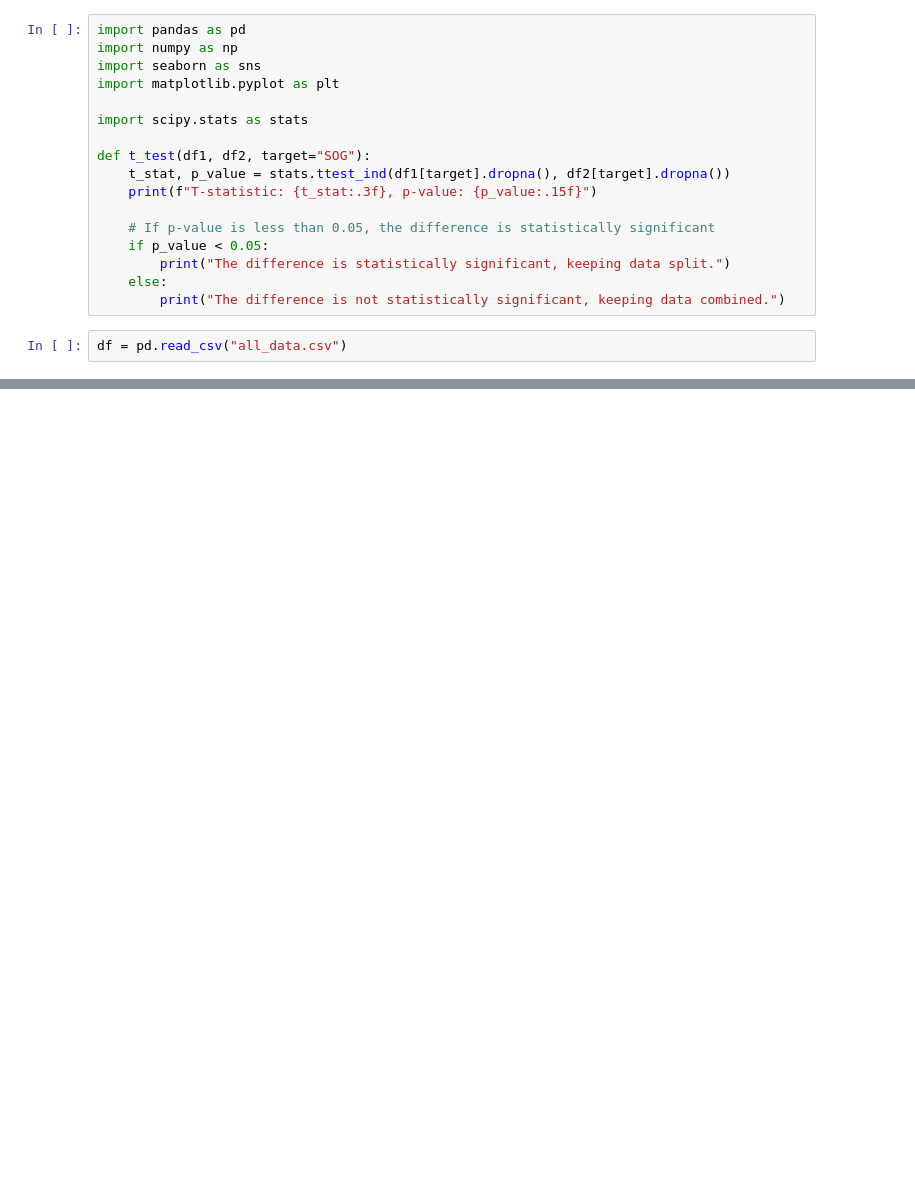
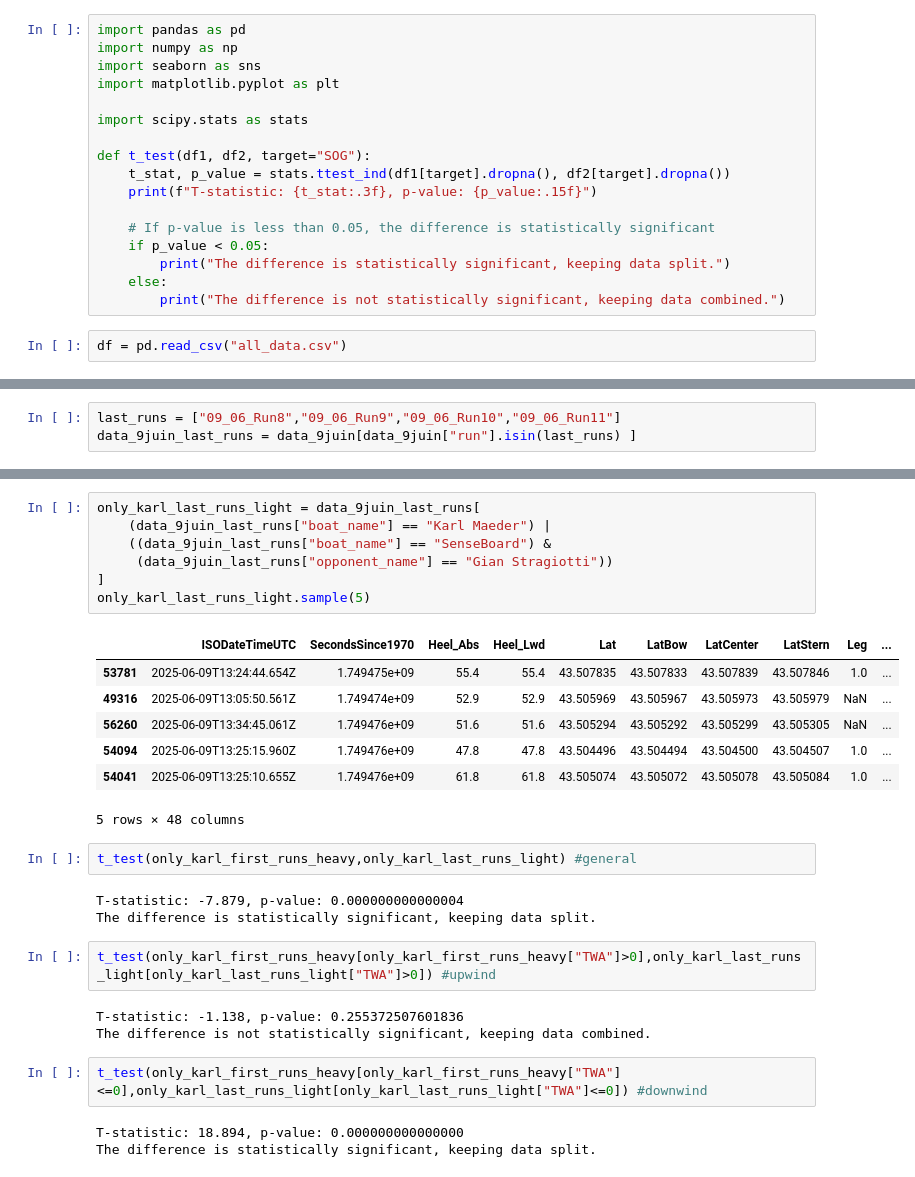
Before and after one commit to HusamJubranEPFL/FormulaKiteDataAnalysis, a Jupyter notebook: Straight Run/weight_ttest.ipynb, the cells around one changed output, grey strips where cells are left out. Drawn from its saved outputs; the diff is of its cells as text; blank space fills up the shorter version.

```diff
--- a/Straight Run/weight_ttest.ipynb
+++ b/Straight Run/weight_ttest.ipynb
@@ -225,0 +27,3 @@ Même si le poids lourd est moins performant dans chaque segment, sa répartitio
+# %%
+last_runs = ["09_06_Run8","09_06_Run9","09_06_Run10","09_06_Run11"]
+data_9juin_last_runs = data_9juin[data_9juin["run"].isin(last_runs) ]
@@ -225,0 +54,30 @@ Même si le poids lourd est moins performant dans chaque segment, sa répartitio
+# %%
+only_karl_last_runs_light = data_9juin_last_runs[
+    (data_9juin_last_runs["boat_name"] == "Karl Maeder") |
+    ((data_9juin_last_runs["boat_name"] == "SenseBoard") &
+     (data_9juin_last_runs["opponent_name"] == "Gian Stragiotti"))
+]
+only_karl_last_runs_light.sample(5)
+# %% [output]
+|  | ISODateTimeUTC | SecondsSince1970 | Heel_Abs | Heel_Lwd | Lat | LatBow | LatCenter | LatStern | Leg | ... |
+| 53781 | 2025-06-09T13:24:44.654Z | 1.749475e+09 | 55.4 | 55.4 | 43.507835 | 43.507833 | 43.507839 | 43.507846 | 1.0 | ... |
+| 49316 | 2025-06-09T13:05:50.561Z | 1.749474e+09 | 52.9 | 52.9 | 43.505969 | 43.505967 | 43.505973 | 43.505979 | NaN | ... |
+| 56260 | 2025-06-09T13:34:45.061Z | 1.749476e+09 | 51.6 | 51.6 | 43.505294 | 43.505292 | 43.505299 | 43.505305 | NaN | ... |
+| 54094 | 2025-06-09T13:25:15.960Z | 1.749476e+09 | 47.8 | 47.8 | 43.504496 | 43.504494 | 43.504500 | 43.504507 | 1.0 | ... |
+| 54041 | 2025-06-09T13:25:10.655Z | 1.749476e+09 | 61.8 | 61.8 | 43.505074 | 43.505072 | 43.505078 | 43.505084 | 1.0 | ... |
+5 rows × 48 columns
+# %%
+t_test(only_karl_first_runs_heavy,only_karl_last_runs_light) #general
+# %% [output]
+T-statistic: -7.879, p-value: 0.000000000000004
+The difference is statistically significant, keeping data split.
+# %%
+t_test(only_karl_first_runs_heavy[only_karl_first_runs_heavy["TWA"]>0],only_karl_last_runs_light[only_karl_last_runs_light["TWA"]>0]) #upwind
+# %% [output]
+T-statistic: -1.138, p-value: 0.255372507601836
+The difference is not statistically significant, keeping data combined.
+# %%
+t_test(only_karl_first_runs_heavy[only_karl_first_runs_heavy["TWA"]<=0],only_karl_last_runs_light[only_karl_last_runs_light["TWA"]<=0]) #downwind
+# %% [output]
+T-statistic: 18.894, p-value: 0.000000000000000
+The difference is statistically significant, keeping data split.
```
Also changed, not shown: parts of 19 cells of this notebook, 3 other files.
